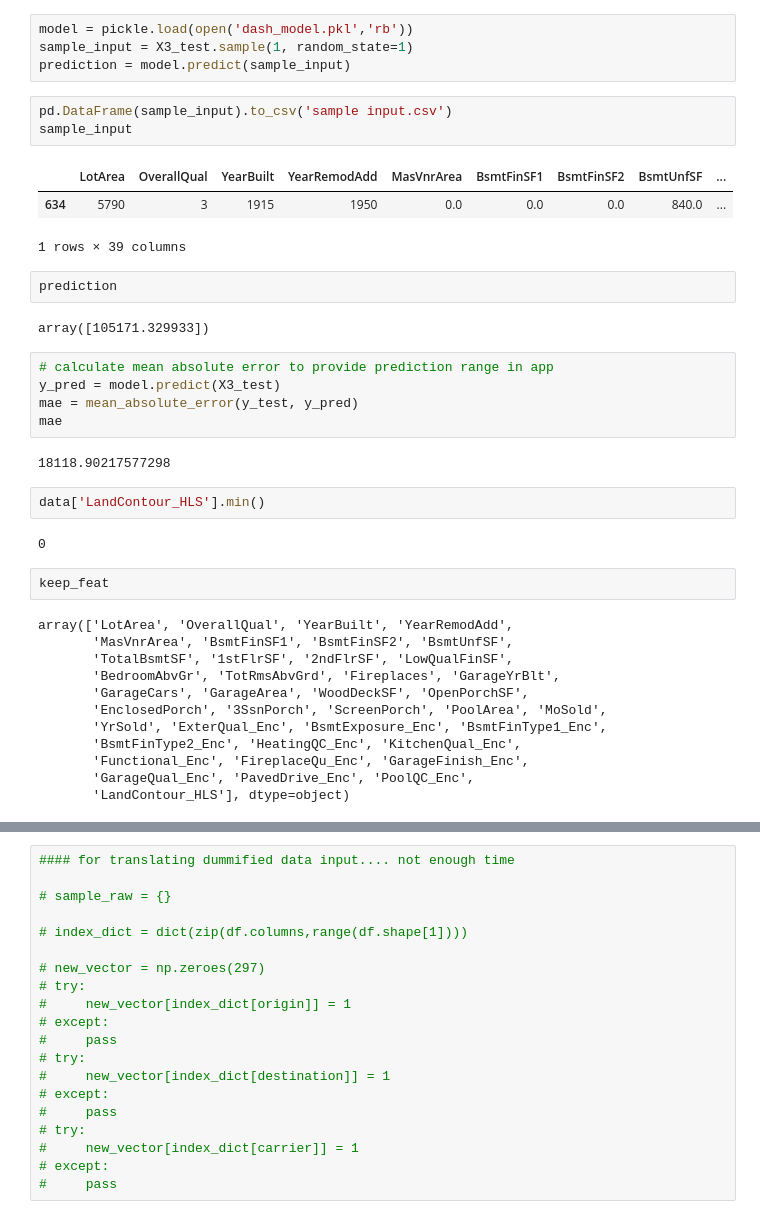
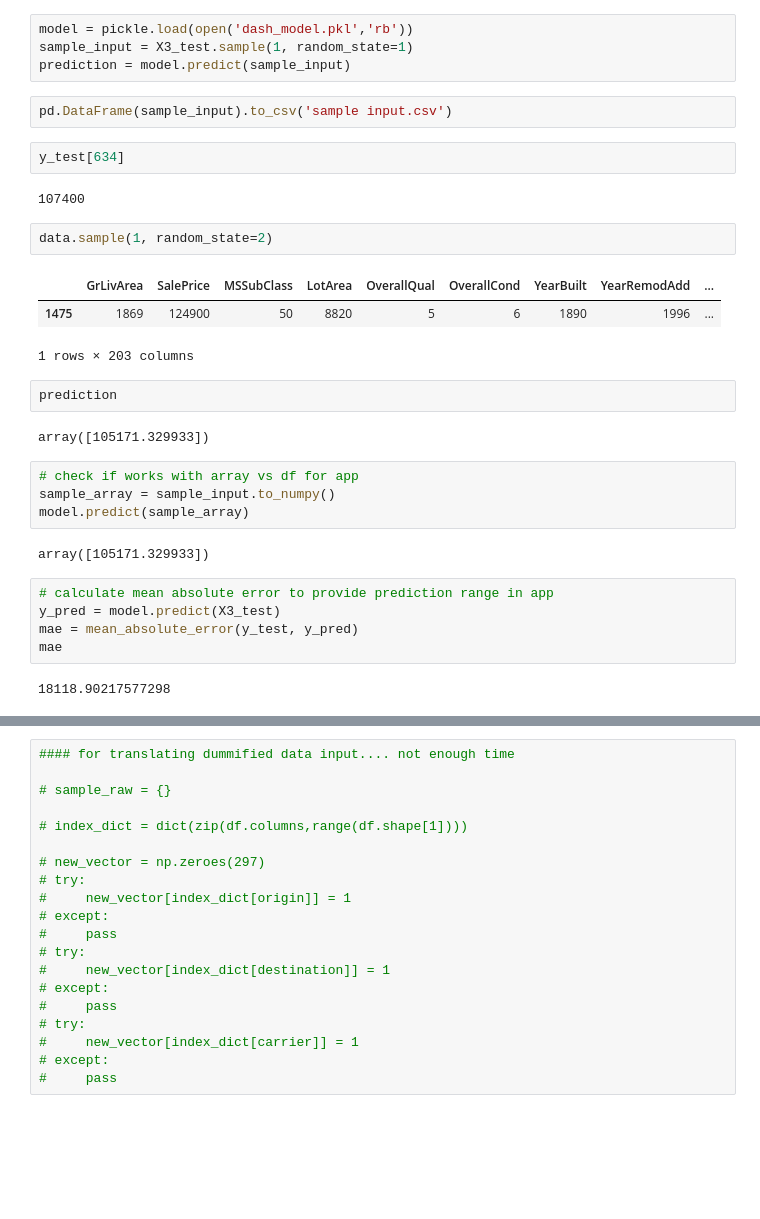
Before and after one commit to SwetaPrabh/Housing_Data_Analysis, a Jupyter notebook: HADAR - Dashboard Model.ipynb, the cells around one changed output, grey strips where cells are left out. Cells and saved outputs as stored; diff of their text form; blank space fills up the shorter version.

```diff
--- a/HADAR - Dashboard Model.ipynb
+++ b/HADAR - Dashboard Model.ipynb
@@ -262,15 +262,26 @@ sample_input = X3_test.sample(1, random_state=1)
 prediction = model.predict(sample_input)
 # %%
 pd.DataFrame(sample_input).to_csv('sample input.csv')
-sample_input
-# %% [output]
-|  | LotArea | OverallQual | YearBuilt | YearRemodAdd | MasVnrArea | BsmtFinSF1 | BsmtFinSF2 | BsmtUnfSF | ... |
-| 634 | 5790 | 3 | 1915 | 1950 | 0.0 | 0.0 | 0.0 | 840.0 | ... |
-1 rows × 39 columns
+# %%
+y_test[634]
+# %% [output]
+107400
+# %%
+data.sample(1, random_state=2)
+# %% [output]
+|  | GrLivArea | SalePrice | MSSubClass | LotArea | OverallQual | OverallCond | YearBuilt | YearRemodAdd | ... |
+| 1475 | 1869 | 124900 | 50 | 8820 | 5 | 6 | 1890 | 1996 | ... |
+1 rows × 203 columns
 # %%
 prediction
 # %% [output]
 array([105171.329933])
+# %%
+# check if works with array vs df for app
+sample_array = sample_input.to_numpy()
+model.predict(sample_array)
+# %% [output]
+array([105171.329933])
 # %%
 # calculate mean absolute error to provide prediction range in app
 y_pred = model.predict(X3_test)
@@ -278,21 +289,3 @@ mae = mean_absolute_error(y_test, y_pred)
 mae
 # %% [output]
 18118.90217577298
-# %%
-data['LandContour_HLS'].min()
-# %% [output]
-0
-# %%
-keep_feat
-# %% [output]
-array(['LotArea', 'OverallQual', 'YearBuilt', 'YearRemodAdd',
-       'MasVnrArea', 'BsmtFinSF1', 'BsmtFinSF2', 'BsmtUnfSF',
-       'TotalBsmtSF', '1stFlrSF', '2ndFlrSF', 'LowQualFinSF',
-       'BedroomAbvGr', 'TotRmsAbvGrd', 'Fireplaces', 'GarageYrBlt',
-       'GarageCars', 'GarageArea', 'WoodDeckSF', 'OpenPorchSF',
-       'EnclosedPorch', '3SsnPorch', 'ScreenPorch', 'PoolArea', 'MoSold',
-       'YrSold', 'ExterQual_Enc', 'BsmtExposure_Enc', 'BsmtFinType1_Enc',
-       'BsmtFinType2_Enc', 'HeatingQC_Enc', 'KitchenQual_Enc',
-       'Functional_Enc', 'FireplaceQu_Enc', 'GarageFinish_Enc',
-       'GarageQual_Enc', 'PavedDrive_Enc', 'PoolQC_Enc',
-       'LandContour_HLS'], dtype=object)
```
Also changed, not shown: parts of 4 cells of this notebook, 3 other files.
